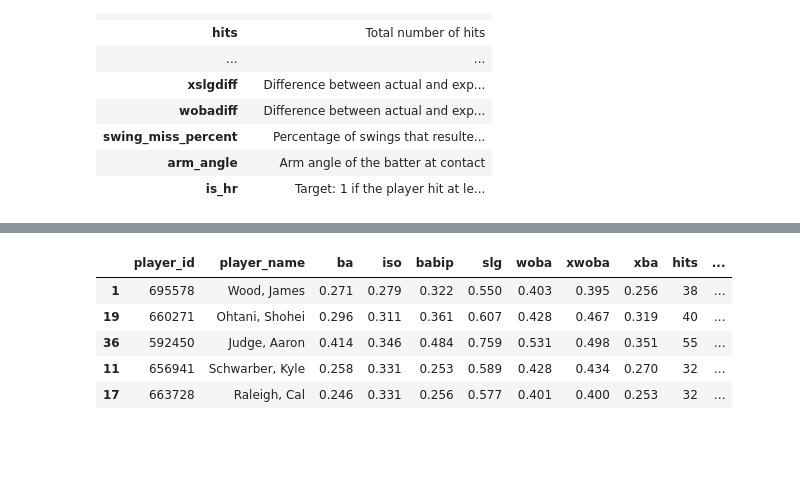
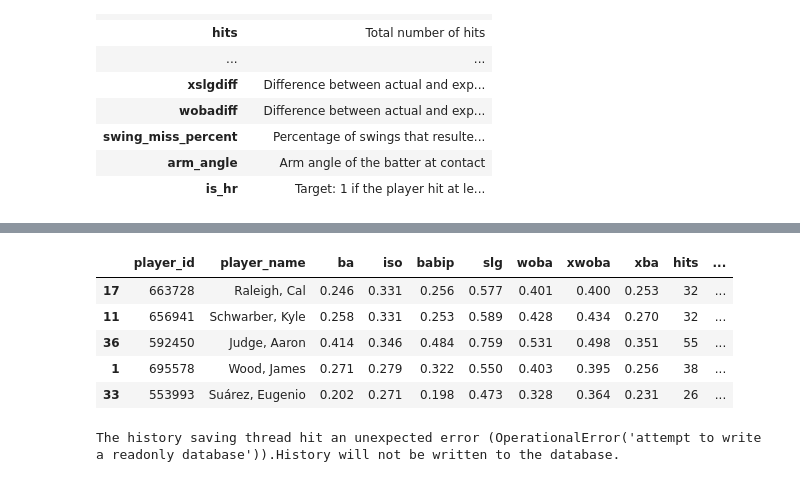
Before and after one commit to meganclapinski25/mlb-hr-prediction, a Jupyter notebook: notebooks/01_exploratory_analysis.ipynb, the cells around one changed output, grey strips where cells are left out. Saved outputs shown, nothing was run; the diff lists cells and outputs as text; code cells hidden in the pictures; blank space fills up the shorter version.

```diff
--- a/notebooks/01_exploratory_analysis.ipynb
+++ b/notebooks/01_exploratory_analysis.ipynb
@@ -263,11 +256,12 @@ reference.T
 # %%
-dataset_hr = df.sort_values('hrs')
+dataset_hr = df.sort_values('hrs', ascending= False).head(10)
 
-dataset_hr.tail()
+dataset_hr.head()
 # %% [output]
 |  | player_id | player_name | ba | iso | babip | slg | woba | xwoba | xba | hits | ... |
+| 17 | 663728 | Raleigh, Cal | 0.246 | 0.331 | 0.256 | 0.577 | 0.401 | 0.400 | 0.253 | 32 | ... |
+| 11 | 656941 | Schwarber, Kyle | 0.258 | 0.331 | 0.253 | 0.589 | 0.428 | 0.434 | 0.270 | 32 | ... |
+| 36 | 592450 | Judge, Aaron | 0.414 | 0.346 | 0.484 | 0.759 | 0.531 | 0.498 | 0.351 | 55 | ... |
 | 1 | 695578 | Wood, James | 0.271 | 0.279 | 0.322 | 0.550 | 0.403 | 0.395 | 0.256 | 38 | ... |
-| 19 | 660271 | Ohtani, Shohei | 0.296 | 0.311 | 0.361 | 0.607 | 0.428 | 0.467 | 0.319 | 40 | ... |
-| 36 | 592450 | Judge, Aaron | 0.414 | 0.346 | 0.484 | 0.759 | 0.531 | 0.498 | 0.351 | 55 | ... |
-| 11 | 656941 | Schwarber, Kyle | 0.258 | 0.331 | 0.253 | 0.589 | 0.428 | 0.434 | 0.270 | 32 | ... |
-| 17 | 663728 | Raleigh, Cal | 0.246 | 0.331 | 0.256 | 0.577 | 0.401 | 0.400 | 0.253 | 32 | ... |
+| 33 | 553993 | Suárez, Eugenio | 0.202 | 0.271 | 0.198 | 0.473 | 0.328 | 0.364 | 0.231 | 26 | ... |
+The history saving thread hit an unexpected error (OperationalError('attempt to write a readonly database')).History will not be written to the database.
```
Also changed, not shown: parts of 6 cells of this notebook.
